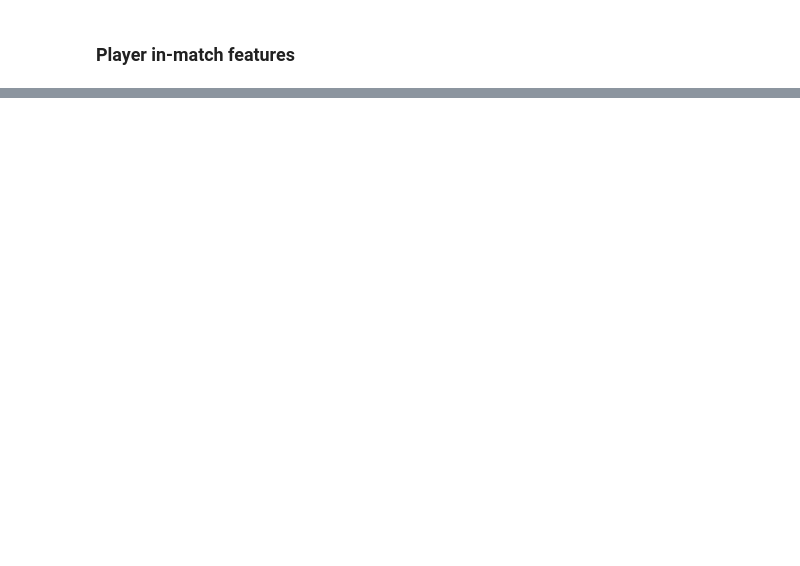
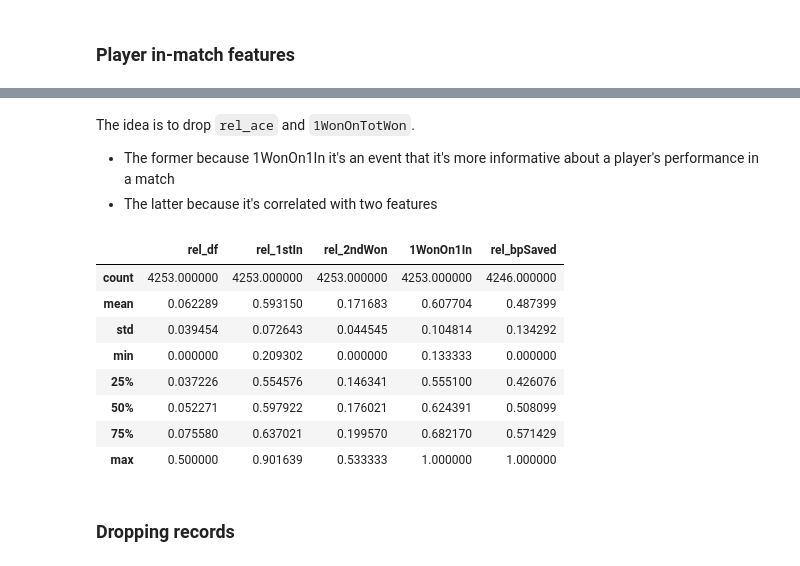
Before and after one commit to reuseman/tennis-match-analysis, a Jupyter notebook: 2_data_preparation.ipynb, the cells around one changed output, grey strips where cells are left out. Saved outputs shown, nothing was run; the diff lists cells and outputs as text; code cells hidden in the pictures; blank space fills up the shorter version.

Commit message:
Clean, organize, describe the rational behind the data preparation

```diff
--- a/2_data_preparation.ipynb
+++ b/2_data_preparation.ipynb
@@ -14,6 +14,6 @@ pio.templates.default = "seaborn"
 # %%
 # Read datasets
-df_tennis = pd.read_csv("./datasets/tennis_matches_cleaned.csv", parse_dates=["tourney_date"])
+df_tennis = pd.read_csv("./datasets/tennis_matches_cleaned.csv", parse_dates=["tourney_date"], index_col=0)
 df_male = pd.read_csv("./datasets/male_players.csv")
 df_female = pd.read_csv("./datasets/female_players.csv")
 
@@ -135,15 +149,15 @@ df["performance_index"].clip(lower=0, upper=1, inplace=True)
 df_stats = df.groupby('name')['performance_index'].agg(mean_performance_index='mean', max_performance_index='max', min_performance_index='min')
 
 # Entropy of performance_index
-g_sum = df.groupby('name')['performance_index'].transform('sum')
-values = df['performance_index']/g_sum
-df['performance_index_entropy'] = -(values*np.log(values))
-df_entropy = df.groupby('name')['performance_index_entropy'].sum().reset_index()
+# g_sum = df.groupby('name')['performance_index'].transform('sum')
+# values = df['performance_index']/g_sum
+# df['performance_index_entropy'] = -values*np.log(values)
+# df_entropy = df.groupby('name')['performance_index_entropy'].sum().reset_index()
 
 # Merge stats and entropy with players
 df_players = df_players.merge(df_stats, on="name")
-df_players = df_players.merge(df_entropy, on="name")
-del df_entropy, df_stats
+# df_players = df_players.merge(df_entropy, on="name")
+#del df_entropy, df_stats
 # %% [markdown]
 ### Height
 # %% [markdown]
@@ -304,8 +350,8 @@ df_tennis['rel_l_2ndWon'] = df_tennis['l_2ndWon']/df_tennis['l_svpt']
 df_tennis['w_1WonOn1In'] = df_tennis['w_1stWon']/df_tennis['w_1stIn']
 df_tennis['l_1WonOn1In'] = df_tennis['l_1stWon']/df_tennis['l_1stIn']
 
-df_tennis['w_1WonOn2Won'] = df_tennis['w_1stWon']/df_tennis['w_2ndWon']
-df_tennis['l_1WonOn2Won'] = df_tennis['l_1stWon']/df_tennis['l_2ndWon']
+df_tennis['w_1WonOnTotWon'] = df_tennis['w_1stWon']/(df_tennis['w_2ndWon'] + df_tennis['w_1stWon'])
+df_tennis['l_1WonOnTotWon'] = df_tennis['l_1stWon']/(df_tennis['l_2ndWon'] + df_tennis['l_1stWon'])
 
 df_tennis['rel_w_ptsWon'] = (df_tennis['w_1stWon'] + df_tennis['w_2ndWon'])/(df_tennis['w_1stWon'] + df_tennis['w_2ndWon'] + df_tennis['l_1stWon'] + df_tennis['l_2ndWon'])
 df_tennis['rel_l_ptsWon'] = (df_tennis['l_1stWon'] + df_tennis['l_2ndWon'])/(df_tennis['w_1stWon'] + df_tennis['w_2ndWon'] + df_tennis['l_1stWon'] + df_tennis['l_2ndWon'])
@@ -319,15 +365,12 @@ df_tennis['rel_l_bpSaved'] = df_tennis['l_bpSaved']/df_tennis['l_bpFaced']
 df_tennis['rel_w_gmsWon'] = df_tennis['w_gmsWon']/(df_tennis['w_gmsWon'] + df_tennis['l_gmsWon'])
 df_tennis['rel_l_gmsWon'] = df_tennis['l_gmsWon']/(df_tennis['w_gmsWon'] + df_tennis['l_gmsWon'])
 # %%
-df_winner = df_tennis.loc[:, ['winner_name', 'rel_w_ace', 'rel_w_df', 'rel_w_1stIn', 'rel_w_1stWon', 'rel_w_2ndWon', 'w_1WonOn1In', 'w_1WonOn2Won', 'rel_w_ptsWon', 'rel_w_bpFaced', 'rel_w_bpSaved', 'rel_w_gmsWon']]
-df_loser = df_tennis.loc[:, ['loser_name', 'rel_l_ace', 'rel_l_df', 'rel_l_1stIn', 'rel_l_1stWon', 'rel_l_2ndWon', 'l_1WonOn1In', 'l_1WonOn2Won', 'rel_l_ptsWon', 'rel_l_bpFaced', 'rel_l_bpSaved', 'rel_l_gmsWon']]
-
-ren_attr_list = ['name', 'rel_ace', 'rel_df', 'rel_1stIn', 'rel_1stWon', 'rel_2ndWon', '1WonOn1In', '1WonOn2Won', 'rel_ptsWon', 'rel_bpFaced', 'rel_bpSaved', 'rel_gmsWon']
+df_winner = df_tennis.loc[:, ['winner_name', 'rel_w_ace', 'rel_w_df', 'rel_w_1stIn', 'rel_w_1stWon', 'rel_w_2ndWon', 'w_1WonOn1In', 'w_1WonOnTotWon', 'rel_w_ptsWon', 'rel_w_bpFaced', 'rel_w_bpSaved', 'rel_w_gmsWon']]
+df_loser = df_tennis.loc[:, ['loser_name', 'rel_l_ace', 'rel_l_df', 'rel_l_1stIn', 'rel_l_1stWon', 'rel_l_2ndWon', 'l_1WonOn1In', 'l_1WonOnTotWon', 'rel_l_ptsWon', 'rel_l_bpFaced', 'rel_l_bpSaved', 'rel_l_gmsWon']]
+ren_attr_list = ['name', 'rel_ace', 'rel_df', 'rel_1stIn', 'rel_1stWon', 'rel_2ndWon', '1WonOn1In', '1WonOnTotWon', 'rel_ptsWon', 'rel_bpFaced', 'rel_bpSaved', 'rel_gmsWon']
 
 df_winner.set_axis(ren_attr_list, axis=1, inplace=True)
 df_loser.set_axis(ren_attr_list, axis=1, inplace=True)
-
 df = pd.concat([df_winner, df_loser]).groupby('name').mean().reset_index()
 
 df_players = df_players.merge(df, on="name")
-df_players
@@ -418,0 +500,20 @@ np.sqrt(np.log(df_players.last_rank_points)).hist()
+# %% [markdown]
+The idea is to drop `rel_ace` and `1WonOnTotWon`.
+- The former because 1WonOn1In it's an event that it's more informative about a player's performance in a match
+- The latter because it's correlated with two features
+# %%
+feautures = ["rel_df", "rel_1stIn", "rel_2ndWon", "1WonOn1In", "rel_bpSaved"]
+df_selected = df_players[feautures].reset_index(drop=True)
+df_selected.describe()
+# %% [output]
+|  | rel_df | rel_1stIn | rel_2ndWon | 1WonOn1In | rel_bpSaved |
+| count | 4253.000000 | 4253.000000 | 4253.000000 | 4253.000000 | 4246.000000 |
+| mean | 0.062289 | 0.593150 | 0.171683 | 0.607704 | 0.487399 |
+| std | 0.039454 | 0.072643 | 0.044545 | 0.104814 | 0.134292 |
+| min | 0.000000 | 0.209302 | 0.000000 | 0.133333 | 0.000000 |
+| 25% | 0.037226 | 0.554576 | 0.146341 | 0.555100 | 0.426076 |
+| 50% | 0.052271 | 0.597922 | 0.176021 | 0.624391 | 0.508099 |
+| 75% | 0.075580 | 0.637021 | 0.199570 | 0.682170 | 0.571429 |
+| max | 0.500000 | 0.901639 | 0.533333 | 1.000000 | 1.000000 |
+# %% [markdown]
+### Dropping records
```
Also changed, not shown: parts of 54 cells of this notebook.
